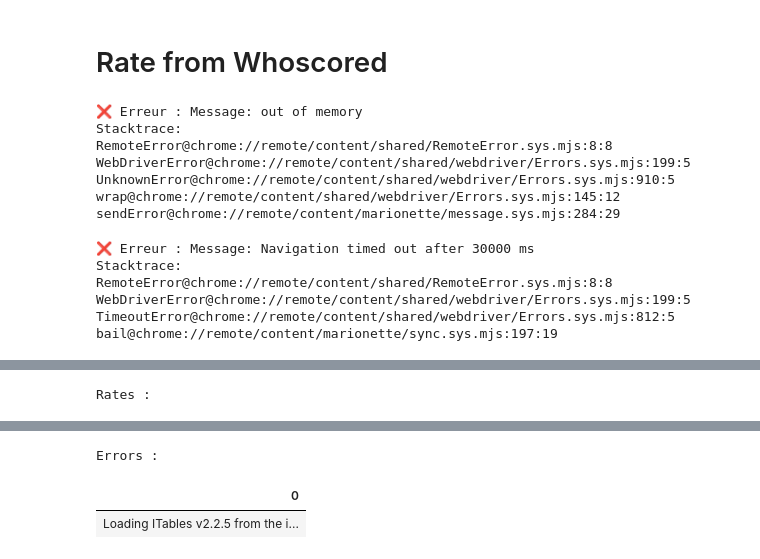
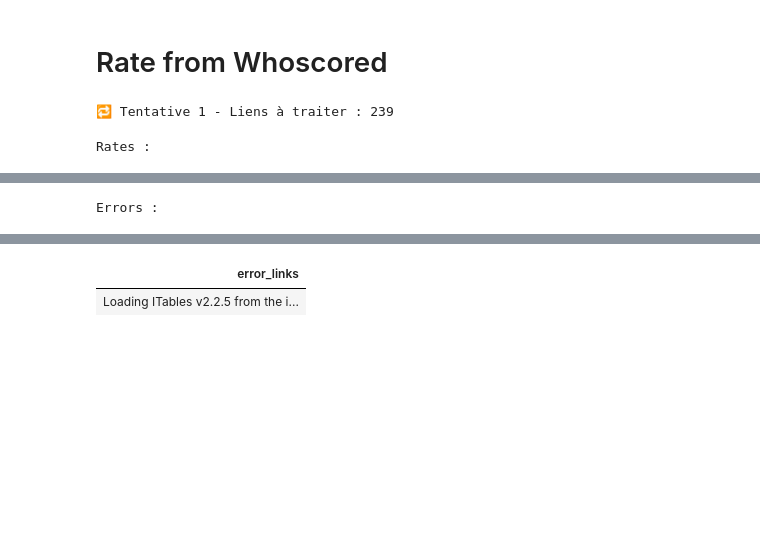
Before and after one commit to abusche/Football-Database, a Jupyter notebook: Whoscored/test.ipynb, the cells around one changed output, grey strips where cells are left out. Drawn from its saved outputs; the diff is of its cells as text; code cells hidden in the pictures; blank space fills up the shorter version.

```diff
--- a/Whoscored/test.ipynb
+++ b/Whoscored/test.ipynb
@@ -267,15 +267,18 @@ from webdriver_manager.firefox import GeckoDriverManager
 from selenium.webdriver.firefox.options import Options
 from selenium.webdriver.common.by import By
 from selenium.webdriver.support.ui import WebDriverWait
-from selenium.webdriver.support import expected_conditions as EC
 from bs4 import BeautifulSoup
 from datetime import datetime
 
-def get_whoscored_links(league):
-    df = pd.read_csv("Whoscored/urls/clean/links.csv")
+
+def get_whoscored_links(leagues):
+    df = pd.read_csv("urls/clean/links.csv")
     links = []
-    for link in df[df["ligue"] == league].iloc[:, 0].tolist():
-        links.append("https://fr.whoscored.com/" + link)
+    for i in range(len(leagues)):
+        league = list(leagues.keys())[i]
+        pays = leagues[list(leagues.keys())[i]]
+        for link in df[(df["ligue"] == league) & (df["pays"] == pays)].iloc[:, 0].tolist():
+            links.append("https://fr.whoscored.com/" + link)
     return links
 
 
@@ -286,12 +289,12 @@ def get_event(soup):
 
     c = soup.find_all("div", class_="info-block cleared")[2].text.replace("Coup d'envoi:", "").split(", ")
     date_str = c[1]
-    date_obj = datetime.strptime(date_str, '%d-%b-%y')  # Convertir en objet datetime
-    formatted_date = date_obj.strftime('%d/%m/%Y')  # Reformater en "01/03/2025"
+    date_obj = datetime.strptime(date_str, '%d-%b-%y')
+    formatted_date = date_obj.strftime('%d/%m/%Y')
     date = formatted_date
     heure = c[0].split("Date")[0]
     stade = soup.find_all("span", class_="value")[0].text
-    #arbitre = soup.find_all("span", class_="value")[2].text.split(". ")[1]
+    # arbitre = soup.find_all("span", class_="value")[2].text.split(". ")[1]
     affluence = int(soup.find_all("span", class_="value")[1].text.replace(",", ""))
 
     return date, heure, team_dom, team_ext, affluence, stade
@@ -320,15 +323,18 @@ def get_rate(soup, link):
     affluence = [affluence] * n
     stade = [stade] * n
 
-    # Création du DataFrame
-    df_rate = pd.DataFrame({'championnat':championnat, 'saison': saison, 'date': date, 'heure': heure, 'stade':stade, 'Equipe1': team_dom, 'Equipe2': team_ext, 'affluence':affluence, 'joueur': player, 'rate': rate})
+    df_rate = pd.DataFrame({'championnat': championnat, 'saison': saison,
+                            'date': date, 'heure': heure, 'stade': stade,
+                            'Equipe1': team_dom, 'Equipe2': team_ext,
+                            'affluence': affluence, 'joueur': player,
+                            'rate': rate})
 
     return df_rate
 
 
-def get_page_rate(links):
+def get_rates_database():
     options = Options()
-    options.add_argument("--headless")  # Mode headless activé
+    options.add_argument("--headless")
     options.add_argument("--disable-gpu")
     options.add_argument("--no-sandbox")
 
@@ -338,6 +344,14 @@ def get_page_rate(links):
 
     rates = pd.DataFrame()
     errors = []
+
+    leagues = {"ligue-1": "france"}  # ,
+#  "laliga":"espagne",
+#  "serie-a":"italie",
+#  "bundesliga":"allemagne",
+#  "premier-league":"angleterre"}
+
+    links = get_whoscored_links(leagues)
 
     try:
         for link in tqdm(links):
@@ -361,22 +426,13 @@ def get_page_rate(links):
 # %%
-links = get_whoscored_links("ligue-1")
-rates, errors = get_page_rate(links)
+import ace_tools_open as tools
+import pandas as pd
+
+rates, errors = get_rates_database()
 tools.display_dataframe_to_user("Rates :", rates)
 try:
     tools.display_dataframe_to_user("Errors :", errors)
 except:
     tools.display_dataframe_to_user("Errors :", pd.DataFrame())
 # %% [output]
-❌ Erreur : Message: out of memory
-Stacktrace:
-RemoteError@chrome://remote/content/shared/RemoteError.sys.mjs:8:8
-WebDriverError@chrome://remote/content/shared/webdriver/Errors.sys.mjs:199:5
-UnknownError@chrome://remote/content/shared/webdriver/Errors.sys.mjs:910:5
-wrap@chrome://remote/content/shared/webdriver/Errors.sys.mjs:145:12
-sendError@chrome://remote/content/marionette/message.sys.mjs:284:29
+🔁 Tentative 1 - Liens à traiter : 239
-❌ Erreur : Message: Navigation timed out after 30000 ms
-Stacktrace:
-RemoteError@chrome://remote/content/shared/RemoteError.sys.mjs:8:8
-WebDriverError@chrome://remote/content/shared/webdriver/Errors.sys.mjs:199:5
-TimeoutError@chrome://remote/content/shared/webdriver/Errors.sys.mjs:812:5
-bail@chrome://remote/content/marionette/sync.sys.mjs:197:19
+Rates :
@@ -383 +441 @@ bail@chrome://remote/content/marionette/sync.sys.mjs:197:19
-Rates :
+Errors :
@@ -386,3 +442,2 @@ Rates :
-Errors :
-| 0 |
+| error_links |
 | Loading ITables v2.2.5 from the i... |
```
Also changed, not shown: parts of 2 cells of this notebook, 2 other files.
